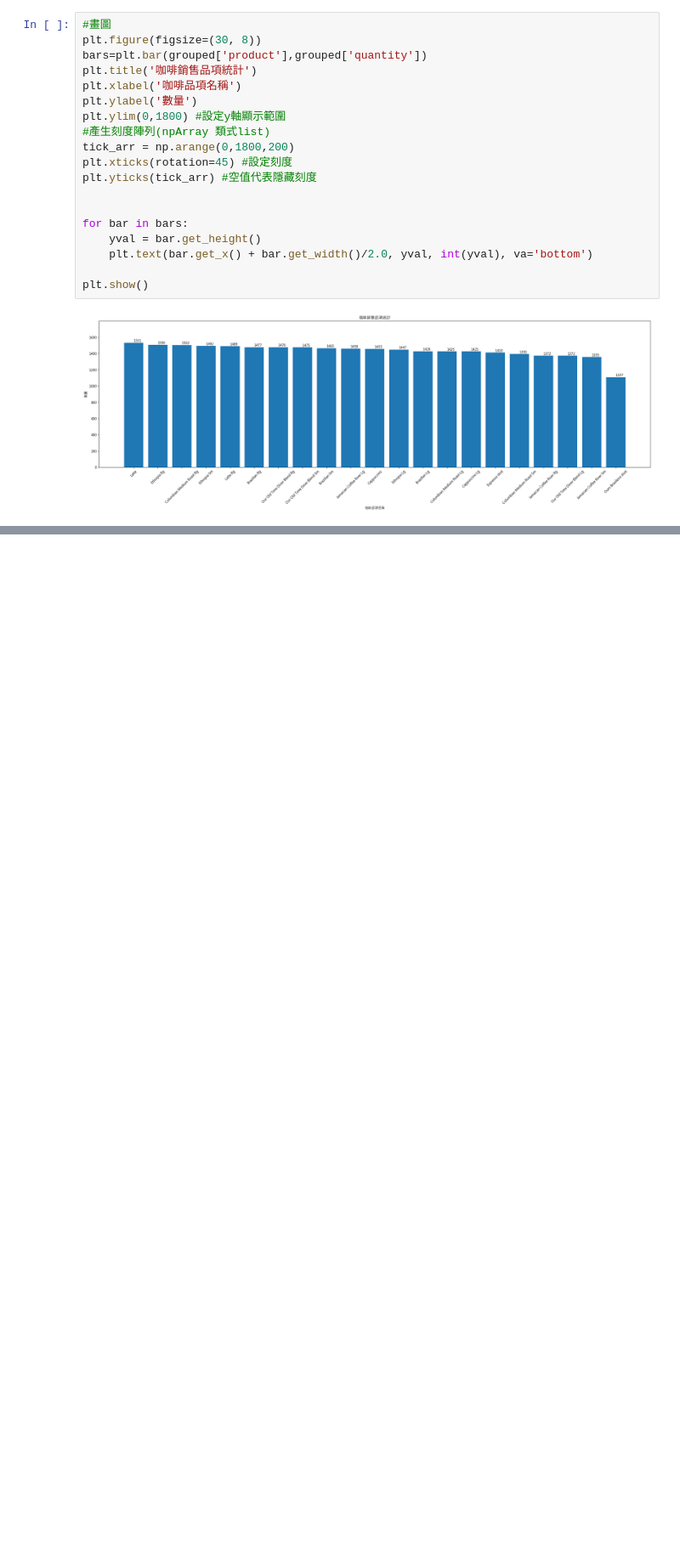
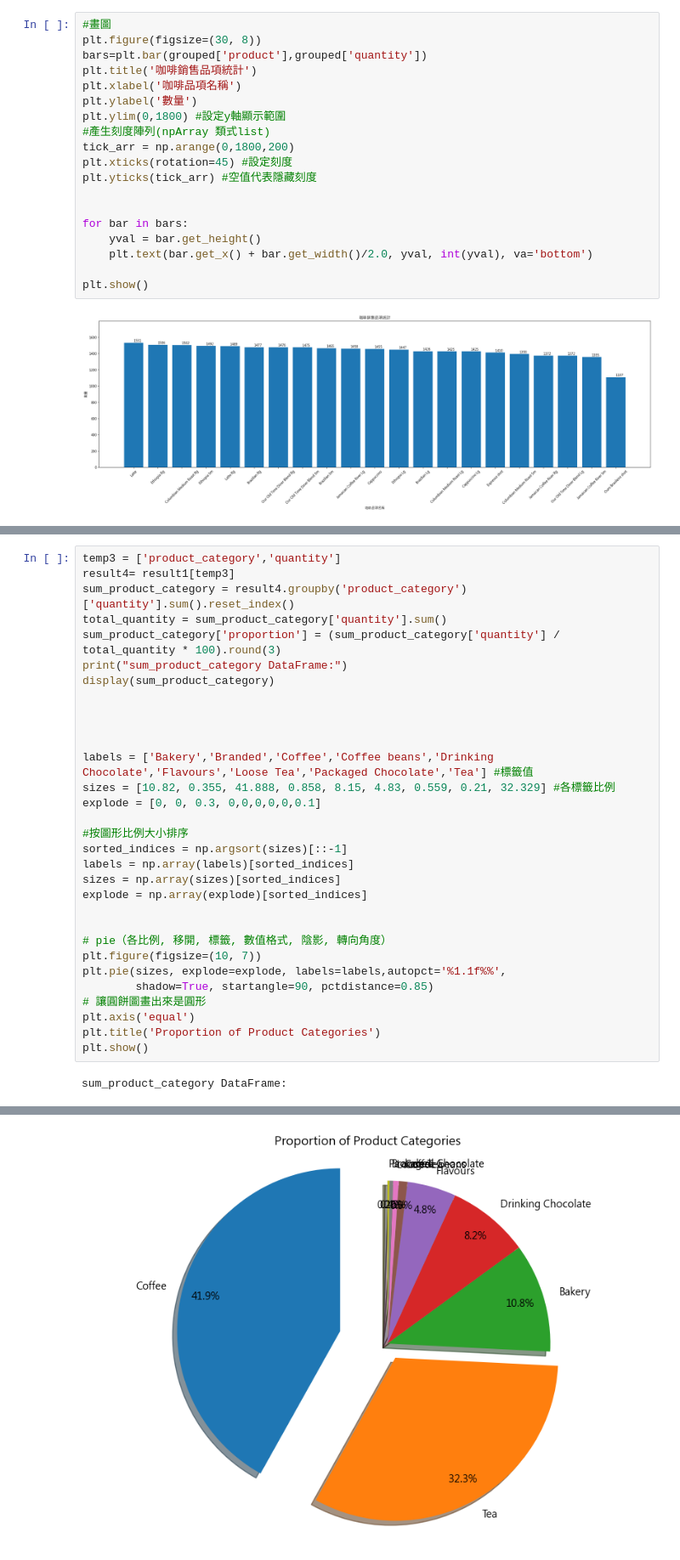
Before and after one commit to evayang1223/Python-Projects, a Jupyter notebook: coffee project_notebook.ipynb, the cells around one changed output, grey strips where cells are left out. Shown: that part at 85% size. Saved outputs shown, nothing was run; the diff lists cells and outputs as text; blank space fills up the shorter version.

```diff
--- a/coffee project_notebook.ipynb
+++ b/coffee project_notebook.ipynb
@@ -95,0 +209,33 @@ plt.show()
+# %%
+temp3 = ['product_category','quantity']
+result4= result1[temp3]
+sum_product_category = result4.groupby('product_category')['quantity'].sum().reset_index()
+total_quantity = sum_product_category['quantity'].sum()
+sum_product_category['proportion'] = (sum_product_category['quantity'] / total_quantity * 100).round(3)
+print("sum_product_category DataFrame:")
+display(sum_product_category)
+
+
+
+
+labels = ['Bakery','Branded','Coffee','Coffee beans','Drinking Chocolate','Flavours','Loose Tea','Packaged Chocolate','Tea'] #標籤值
+sizes = [10.82, 0.355, 41.888, 0.858, 8.15, 4.83, 0.559, 0.21, 32.329] #各標籤比例
+explode = [0, 0, 0.3, 0,0,0,0,0,0.1]
+
+#按圖形比例大小排序
+sorted_indices = np.argsort(sizes)[::-1]
+labels = np.array(labels)[sorted_indices]
+sizes = np.array(sizes)[sorted_indices]
+explode = np.array(explode)[sorted_indices]
+
+
+# pie（各比例, 移開, 標籤, 數值格式, 陰影, 轉向角度）
+plt.figure(figsize=(10, 7))
+plt.pie(sizes, explode=explode, labels=labels,autopct='%1.1f%%',
+        shadow=True, startangle=90, pctdistance=0.85)
+# 讓圓餅圖畫出來是圓形
+plt.axis('equal')
+plt.title('Proportion of Product Categories')
+plt.show()
+# %% [output]
+sum_product_category DataFrame:
@@ -95,0 +252 @@ plt.show()
+[figure, added]
```
Also changed, not shown: parts of 19 cells of this notebook.
